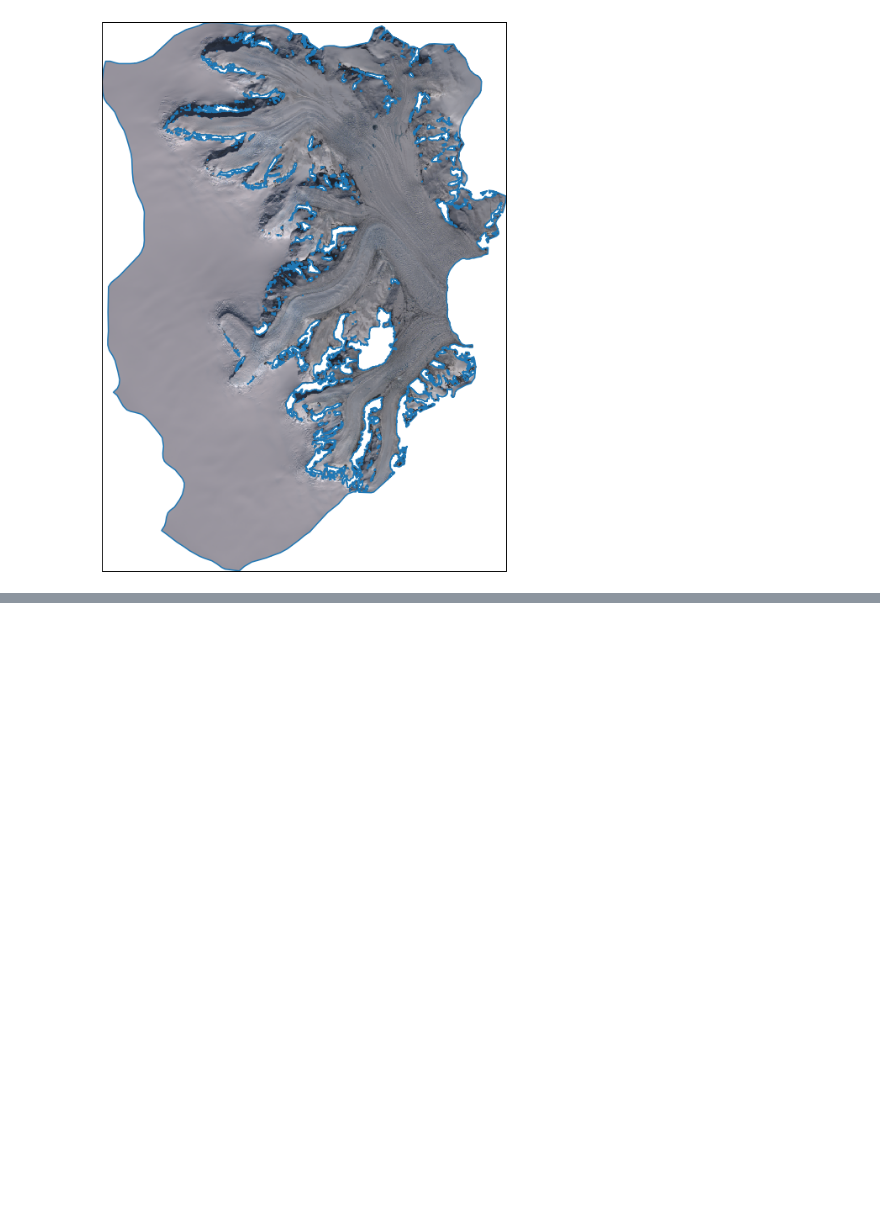
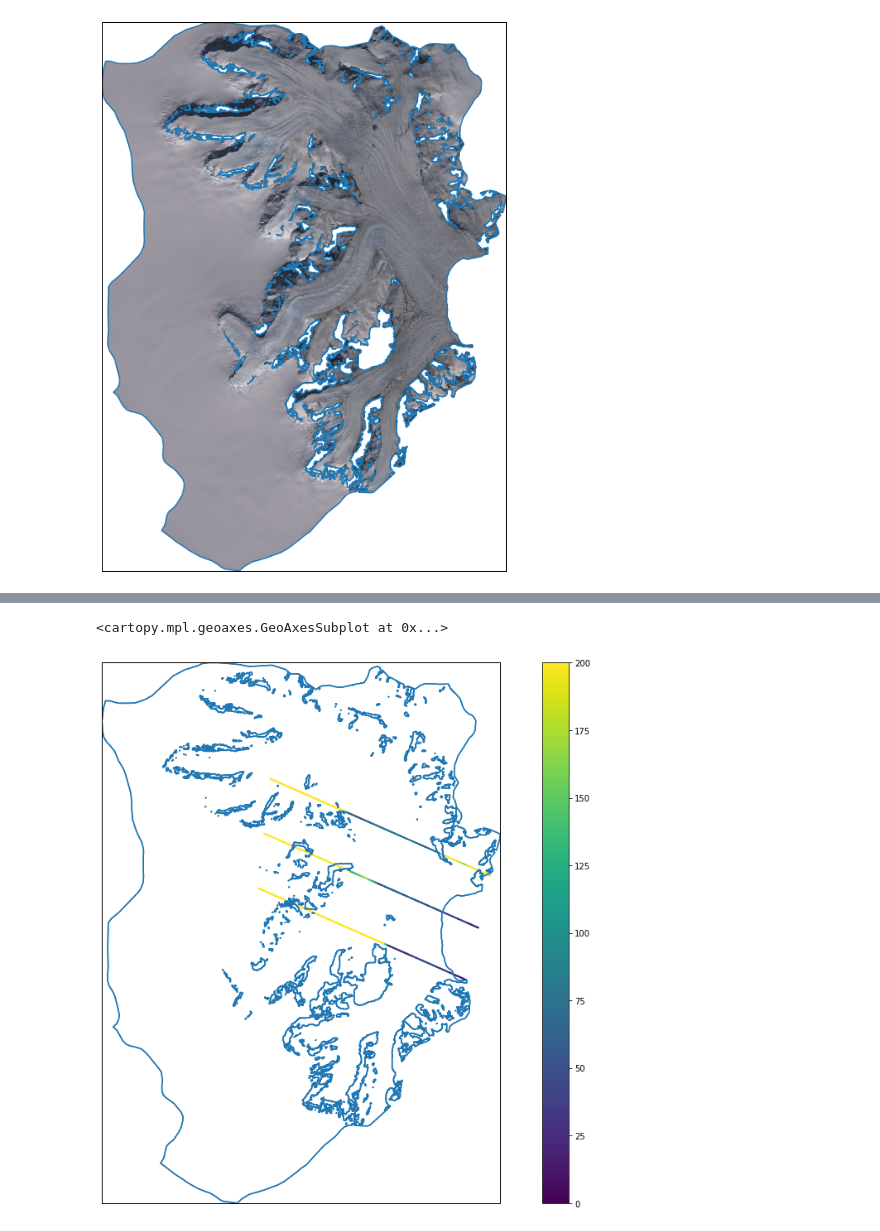
Before and after one commit to ICESAT-2HackWeek/crackup, a Jupyter notebook: plot_landsat.ipynb, the cells around one changed output, grey strips where cells are left out. Cells and saved outputs as stored; diff of their text form; code cells hidden in the pictures; blank space fills up the shorter version.

```diff
--- a/plot_landsat.ipynb
+++ b/plot_landsat.ipynb
@@ -85,0 +222,29 @@ gdf.boundary.plot(ax=ax, color=None);
+# %%
+# interesting... can't get axes on plots so it's hard to know hwere to set the extent....
+
+# create figure
+fig = plt.figure(figsize=(18, 12))
+ax = plt.axes(projection=src_crs)
+
+# plot raster
+# ax.imshow(
+#     rgba,
+#     origin='upper',
+#     extent=[xmin, xmax, ymin, ymax],
+#     transform=src_crs,
+#     interpolation='nearest',
+# )
+
+# plot coastlines
+#ax.coastlines(resolution='10m')
+
+xmin, ymin, xmax, ymax = gdf.total_bounds
+ax.set_xlim((xmin, xmax))
+ax.set_ylim((ymin, ymax))
+gdf.boundary.plot(ax=ax, color=None);
+gdf.boundary.plot(ax=ax)
+
+icesat_in.plot(ax=ax,transform=ccrs.PlateCarree(),markersize=1,column=icesat_in['z'],cmap='viridis',vmax=200, vmin=0,legend=True)
+# %% [output]
+<cartopy.mpl.geoaxes.GeoAxesSubplot at 0x...>
+[figure, added]
```
Also changed, not shown: parts of 17 cells of this notebook.
